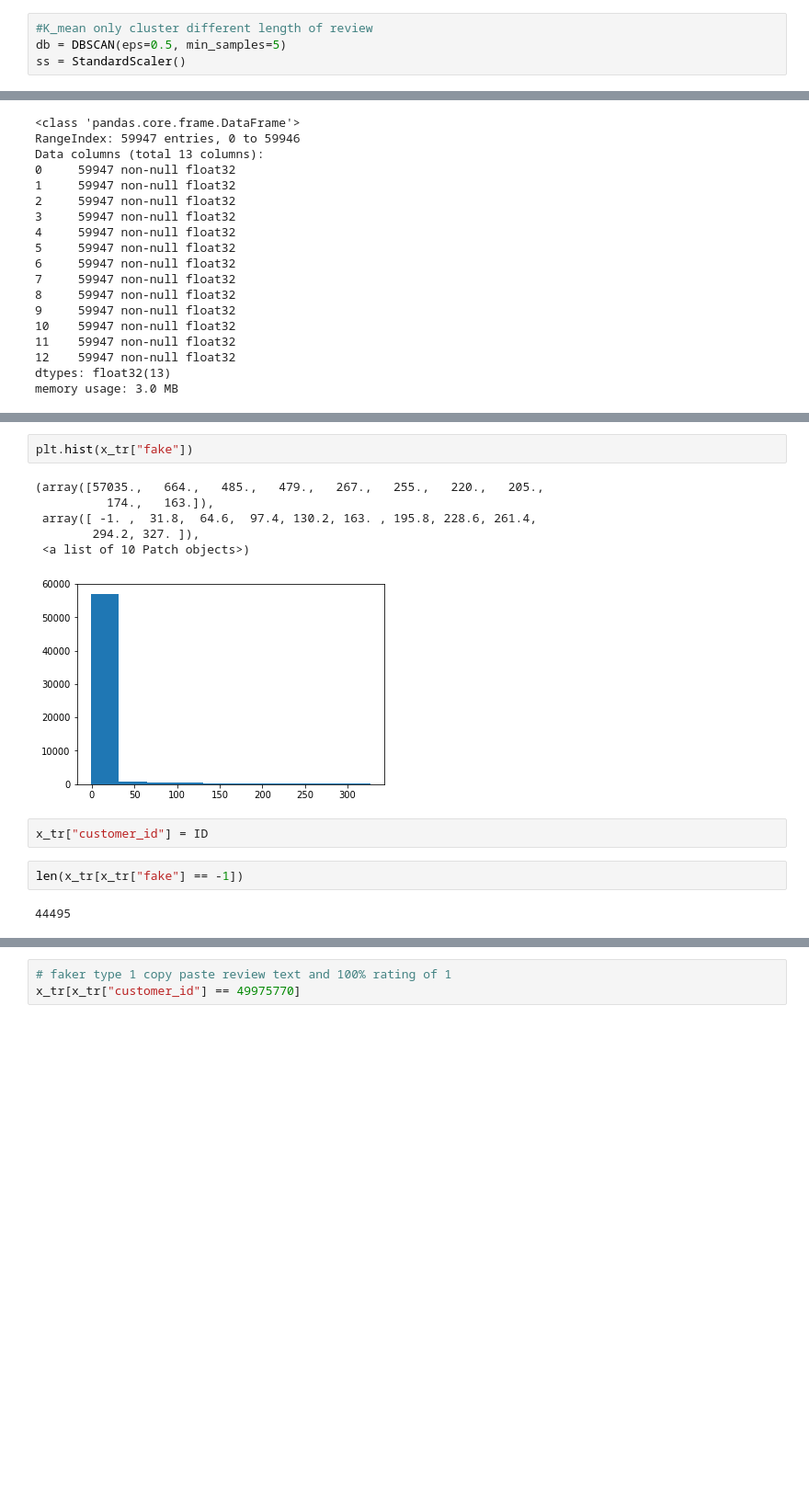
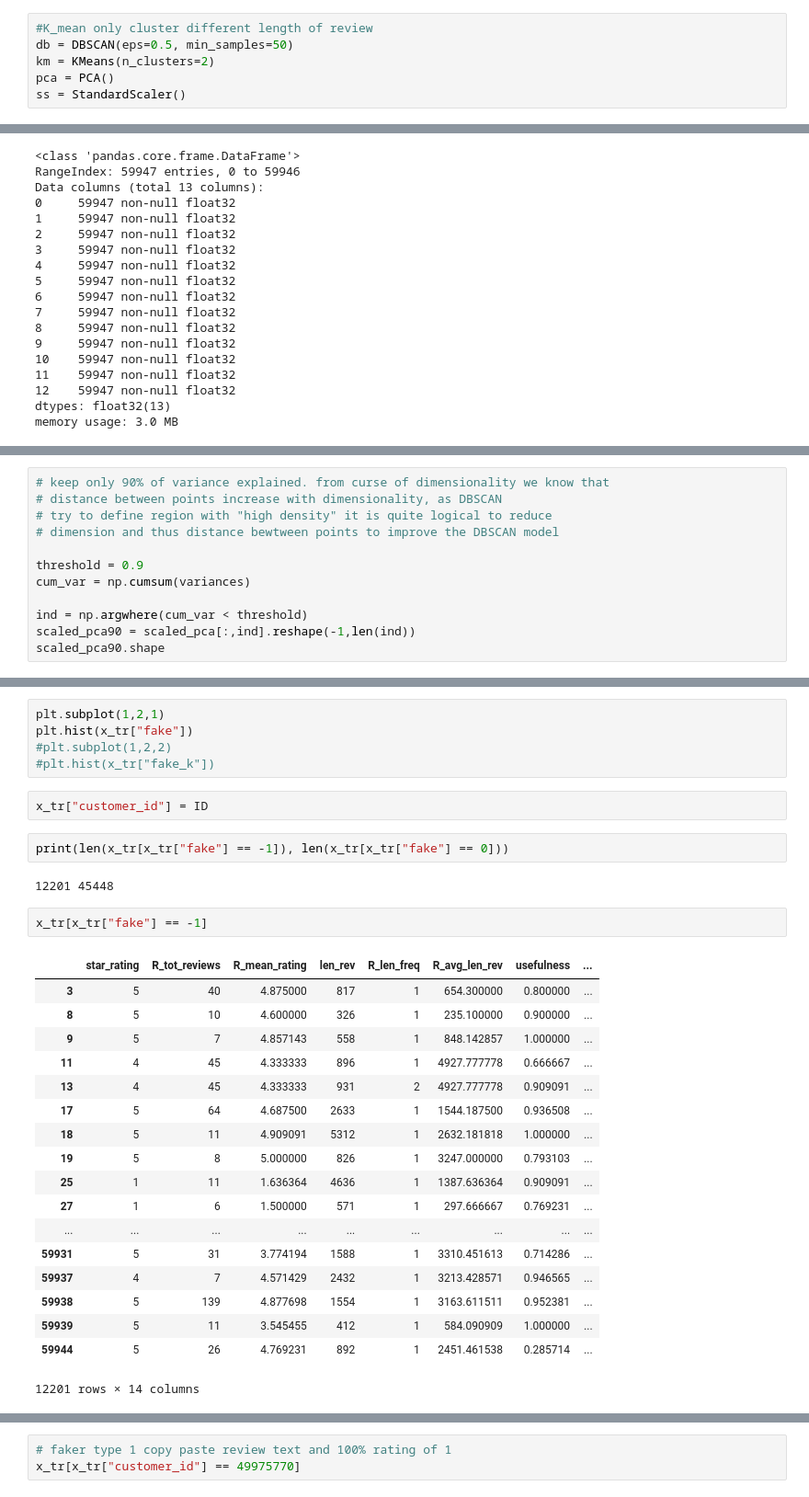
Before and after one commit to pjuda/ada-project, a Jupyter notebook: amazon-project_lucas2.0.ipynb, the cells around one changed output, grey strips where cells are left out. Shown at 92% size. Saved outputs shown, nothing was run; the diff lists cells and outputs as text; blank space fills up the shorter version.

```diff
--- a/amazon-project_lucas2.0.ipynb
+++ b/amazon-project_lucas2.0.ipynb
@@ -571,6 +581,8 @@ from sklearn.preprocessing import StandardScaler
 # %%
 #K_mean only cluster different length of review
-db = DBSCAN(eps=0.5, min_samples=5)
+db = DBSCAN(eps=0.5, min_samples=50)
+km = KMeans(n_clusters=2)
+pca = PCA()
 ss = StandardScaler()
 # %%
 ID = x_tr["customer_id"]
@@ -605,0 +636,12 @@ memory usage: 3.0 MB
+# %%
+# keep only 90% of variance explained. from curse of dimensionality we know that
+# distance between points increase with dimensionality, as DBSCAN
+# try to define region with "high density" it is quite logical to reduce
+# dimension and thus distance bewtween points to improve the DBSCAN model
+
+threshold = 0.9
+cum_var = np.cumsum(variances)
+
+ind = np.argwhere(cum_var < threshold)
+scaled_pca90 = scaled_pca[:,ind].reshape(-1,len(ind))
+scaled_pca90.shape
@@ -608,15 +653,32 @@ x_tr["fake"] = db.fit_predict(scaled)
-# %%
-plt.hist(x_tr["fake"])
-# %% [output]
-(array([57035.,   664.,   485.,   479.,   267.,   255.,   220.,   205.,
-          174.,   163.]),
- array([ -1. ,  31.8,  64.6,  97.4, 130.2, 163. , 195.8, 228.6, 261.4,
-        294.2, 327. ]),
- <a list of 10 Patch objects>)
-[figure, removed]
+# %%
+plt.subplot(1,2,1)
+plt.hist(x_tr["fake"])
+#plt.subplot(1,2,2)
+#plt.hist(x_tr["fake_k"])
 # %%
 x_tr["customer_id"] = ID
+# %%
+print(len(x_tr[x_tr["fake"] == -1]), len(x_tr[x_tr["fake"] == 0]))
+# %% [output]
+12201 45448
 # %%
-len(x_tr[x_tr["fake"] == -1])
+x_tr[x_tr["fake"] == -1]
 # %% [output]
+|  | star_rating | R_tot_reviews | R_mean_rating | len_rev | R_len_freq | R_avg_len_rev | usefulness | ... |
+| 3 | 5 | 40 | 4.875000 | 817 | 1 | 654.300000 | 0.800000 | ... |
+| 8 | 5 | 10 | 4.600000 | 326 | 1 | 235.100000 | 0.900000 | ... |
+| 9 | 5 | 7 | 4.857143 | 558 | 1 | 848.142857 | 1.000000 | ... |
+| 11 | 4 | 45 | 4.333333 | 896 | 1 | 4927.777778 | 0.666667 | ... |
+| 13 | 4 | 45 | 4.333333 | 931 | 2 | 4927.777778 | 0.909091 | ... |
+| 17 | 5 | 64 | 4.687500 | 2633 | 1 | 1544.187500 | 0.936508 | ... |
+| 18 | 5 | 11 | 4.909091 | 5312 | 1 | 2632.181818 | 1.000000 | ... |
+| 19 | 5 | 8 | 5.000000 | 826 | 1 | 3247.000000 | 0.793103 | ... |
+| 25 | 1 | 11 | 1.636364 | 4636 | 1 | 1387.636364 | 0.909091 | ... |
+| 27 | 1 | 6 | 1.500000 | 571 | 1 | 297.666667 | 0.769231 | ... |
+| ... | ... | ... | ... | ... | ... | ... | ... | ... |
+| 59931 | 5 | 31 | 3.774194 | 1588 | 1 | 3310.451613 | 0.714286 | ... |
+| 59937 | 4 | 7 | 4.571429 | 2432 | 1 | 3213.428571 | 0.946565 | ... |
+| 59938 | 5 | 139 | 4.877698 | 1554 | 1 | 3163.611511 | 0.952381 | ... |
+| 59939 | 5 | 11 | 3.545455 | 412 | 1 | 584.090909 | 1.000000 | ... |
+| 59944 | 5 | 26 | 4.769231 | 892 | 1 | 2451.461538 | 0.285714 | ... |
-44495
+12201 rows × 14 columns
```
Also changed, not shown: parts of 23 cells of this notebook.
